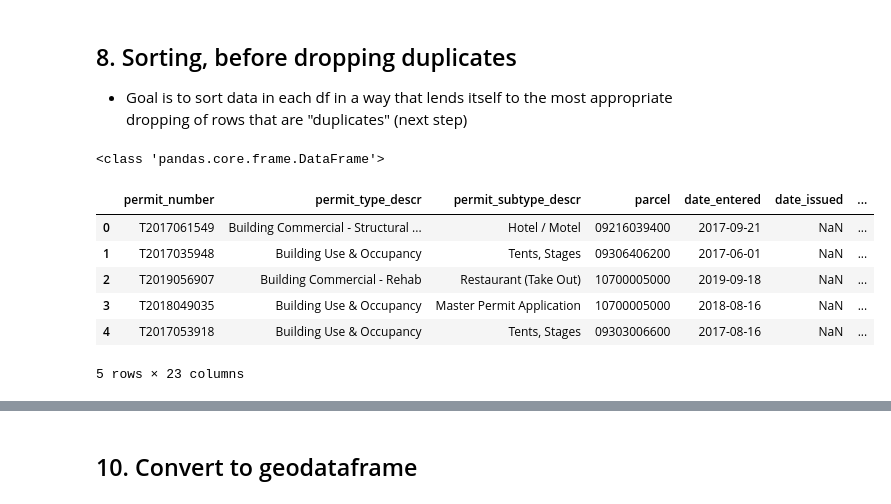
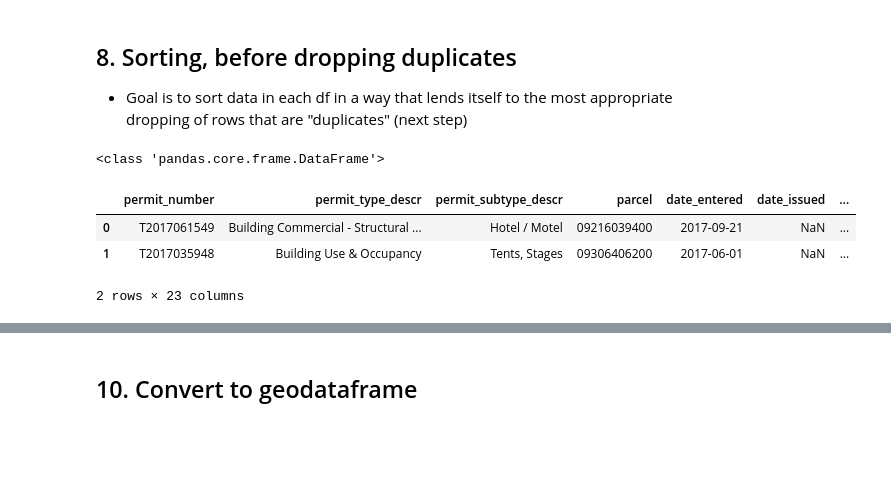
Before and after one commit to lorirocks/nashville-neighborhoods-capstone, a Jupyter notebook: notebooks/3_finalize_data.ipynb, the cells around one changed output, grey strips where cells are left out. Drawn from its saved outputs; the diff is of its cells as text; code cells hidden in the pictures; blank space fills up the shorter version.

```diff
--- a/notebooks/3_finalize_data.ipynb
+++ b/notebooks/3_finalize_data.ipynb
@@ -474,28 +462,25 @@ df2_issued.shape
 # %%
 # BLDG PERMIT APPLICATIONS
 
 # Sort by address, then type_subtype, then ivr_tracking_number.
 # ivr_tracking_number is better than date becuse sometimes two entries have same date;
 #      also, ivr_tracking_number is sequential (higher # = later date)
 #      also, better than permt_number, which begins with
 #      either 'T' or 'D', which can throw off the sort.
 
 df1_applic = df1_applic.sort_values(by = ['address'
                                           , 'type_subtype'
                                           , 'ivr_tracking_number']
                                    )
 df1_applic = df1_applic.reset_index(drop = True)
 print(type(df1_applic))
-df1_applic.head()
+df1_applic.head(2)
 # %% [output]
 <class 'pandas.core.frame.DataFrame'>
 |  | permit_number | permit_type_descr | permit_subtype_descr | parcel | date_entered | date_issued | ... |
 | 0 | T2017061549 | Building Commercial - Structural ... | Hotel / Motel | 09216039400 | 2017-09-21 | NaN | ... |
 | 1 | T2017035948 | Building Use & Occupancy | Tents, Stages | 09306406200 | 2017-06-01 | NaN | ... |
-| 2 | T2019056907 | Building Commercial - Rehab | Restaurant (Take Out) | 10700005000 | 2019-09-18 | NaN | ... |
-| 3 | T2018049035 | Building Use & Occupancy | Master Permit Application | 10700005000 | 2018-08-16 | NaN | ... |
-| 4 | T2017053918 | Building Use & Occupancy | Tents, Stages | 09303006600 | 2017-08-16 | NaN | ... |
-5 rows × 23 columns
+2 rows × 23 columns
 # %%
 # BLDG PERMITS ISSUED
 
```
Also changed, not shown: parts of 13 cells of this notebook, 1 other file.
